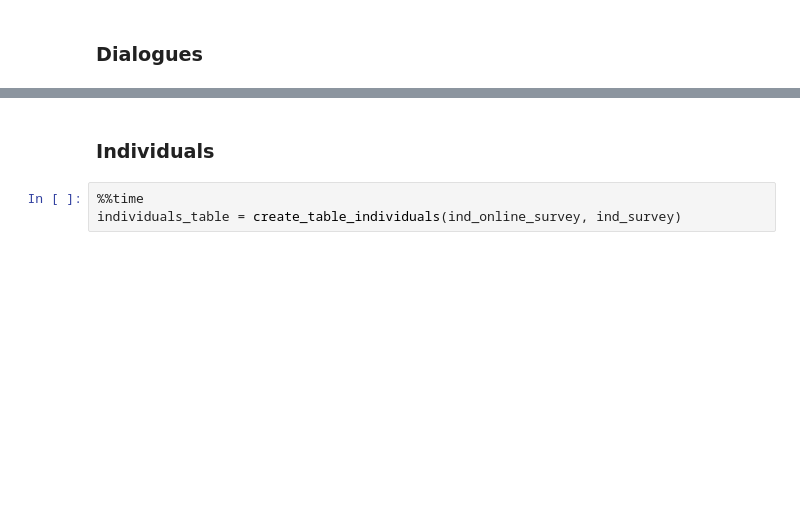
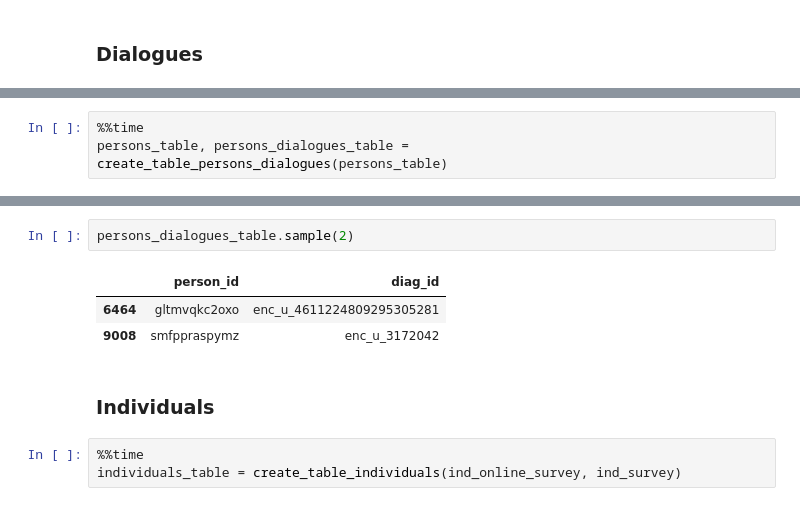
Before and after one commit to ECQQ/preprocessing, a Jupyter notebook: Pipeline.ipynb, the cells around one changed output, grey strips where cells are left out. Saved outputs shown, nothing was run; the diff lists cells and outputs as text; blank space fills up the shorter version.

```diff
--- a/Pipeline.ipynb
+++ b/Pipeline.ipynb
@@ -81,0 +91,3 @@ dialogues_table.sample(3)
+# %%
+%%time
+persons_table, persons_dialogues_table = create_table_persons_dialogues(persons_table)
@@ -82,3 +97,9 @@ dialogues_table.sample(3)
+# %%
+persons_dialogues_table.sample(2)
+# %% [output]
+|  | person_id | diag_id |
+| 6464 | gltmvqkc2oxo | enc_u_4611224809295305281 |
+| 9008 | smfppraspymz | enc_u_3172042 |
 # %% [markdown]
 ### Individuals
 # %%
```
Also changed, not shown: parts of 42 cells of this notebook, 57 other files.
